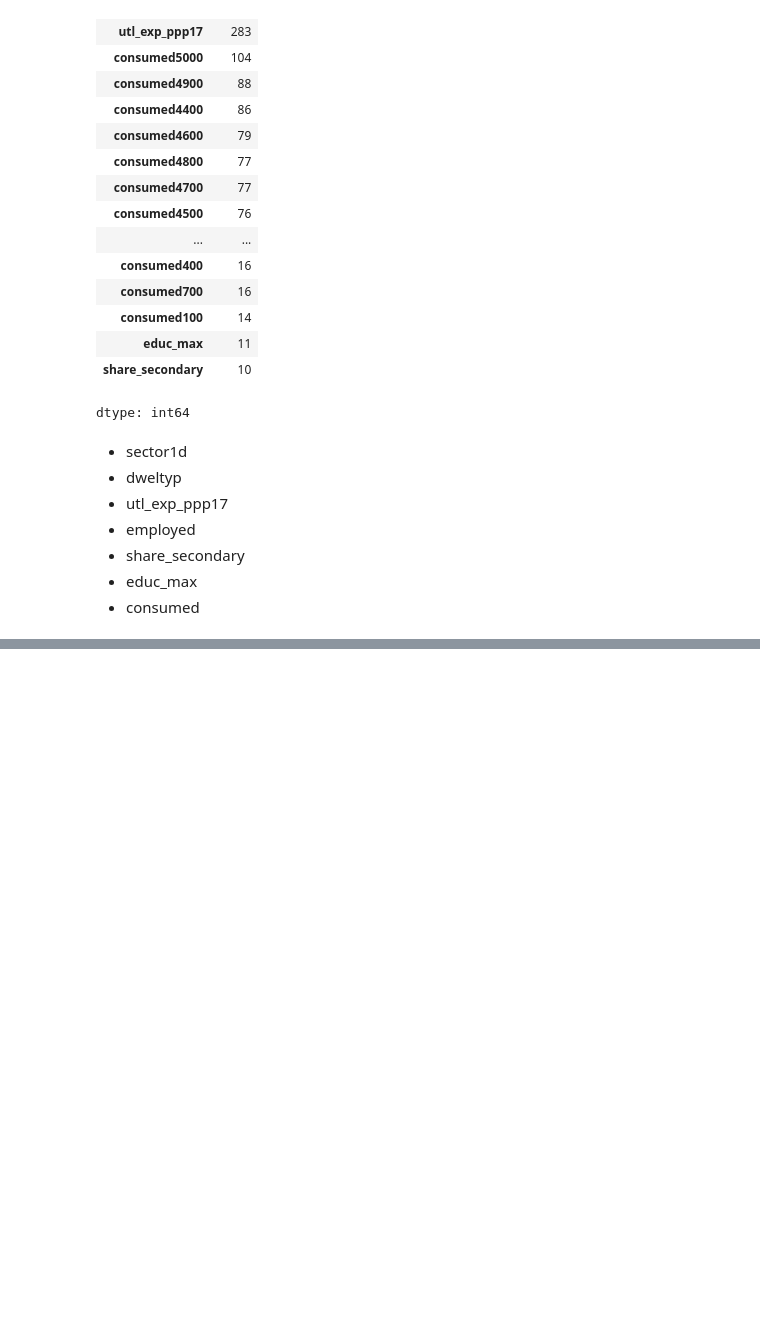
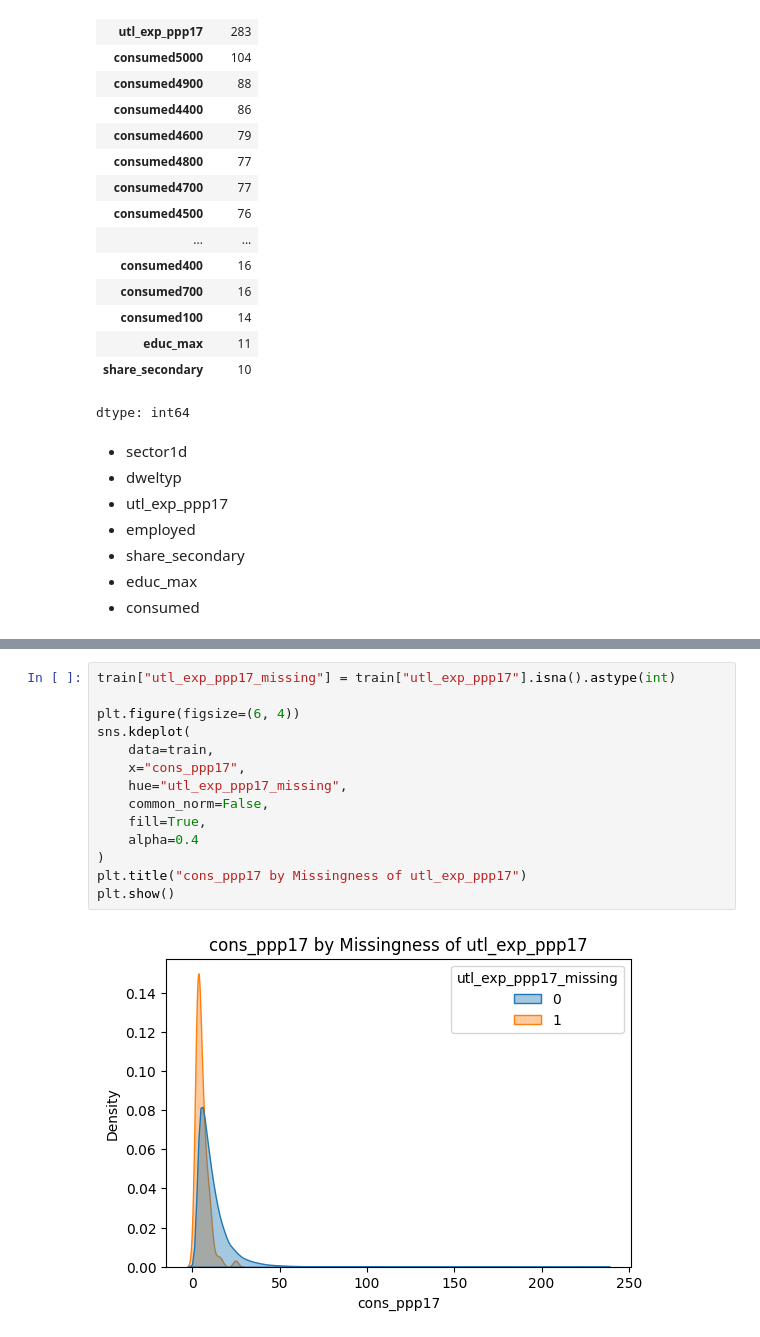
Before and after one commit to yuhui-0611/contest, a Jupyter notebook: Poverty_Prediction_Challenge.ipynb, the cells around one changed output, grey strips where cells are left out. Saved outputs shown, nothing was run; the diff lists cells and outputs as text; blank space fills up the shorter version.

```diff
--- a/Poverty_Prediction_Challenge.ipynb
+++ b/Poverty_Prediction_Challenge.ipynb
@@ -326,0 +388,16 @@ dtype: int64
+# %%
+train["utl_exp_ppp17_missing"] = train["utl_exp_ppp17"].isna().astype(int)
+
+plt.figure(figsize=(6, 4))
+sns.kdeplot(
+    data=train,
+    x="cons_ppp17",
+    hue="utl_exp_ppp17_missing",
+    common_norm=False,
+    fill=True,
+    alpha=0.4
+)
+plt.title("cons_ppp17 by Missingness of utl_exp_ppp17")
+plt.show()
+# %% [output]
+[figure, added]
```
Also changed, not shown: parts of 34 cells of this notebook.
